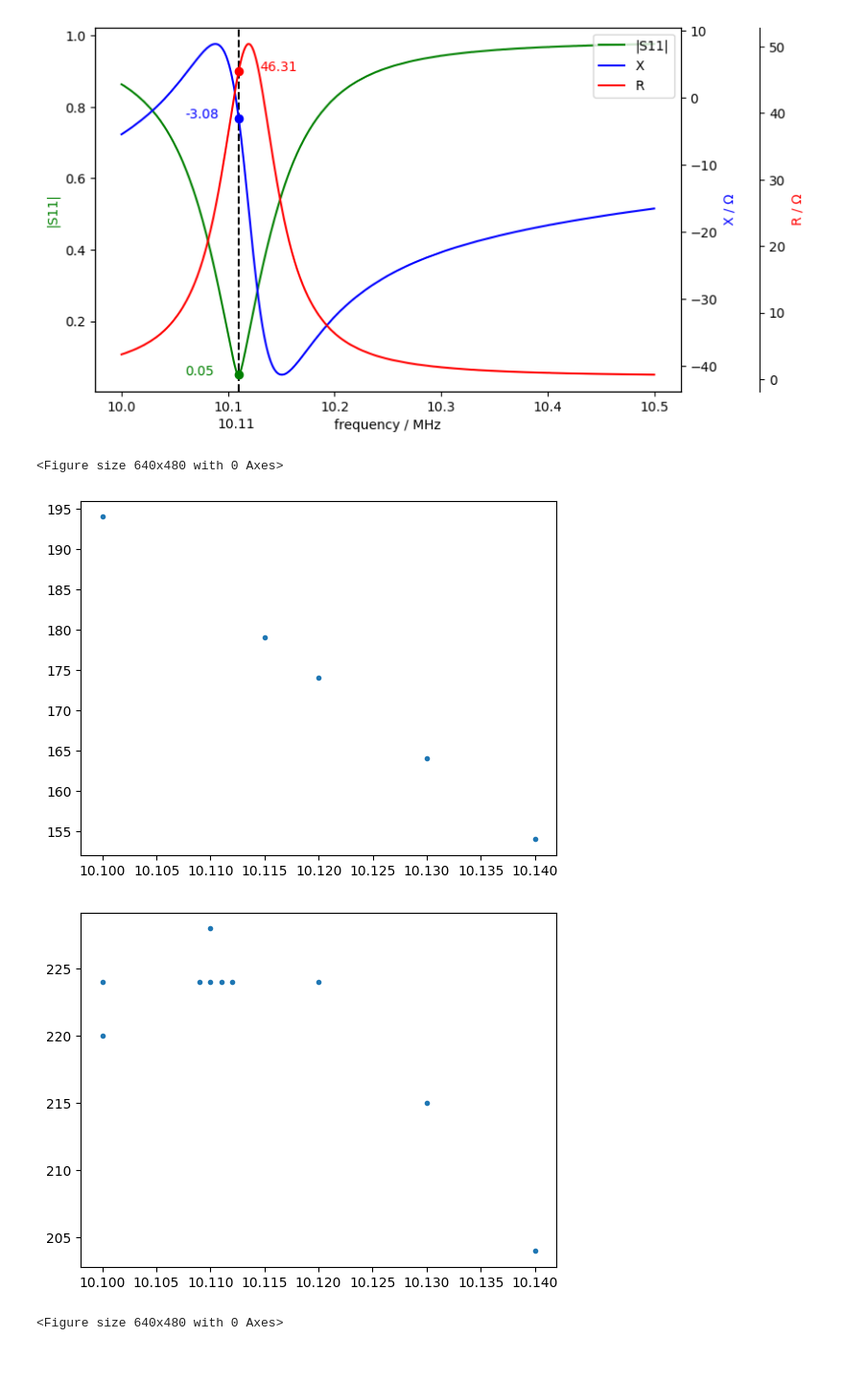
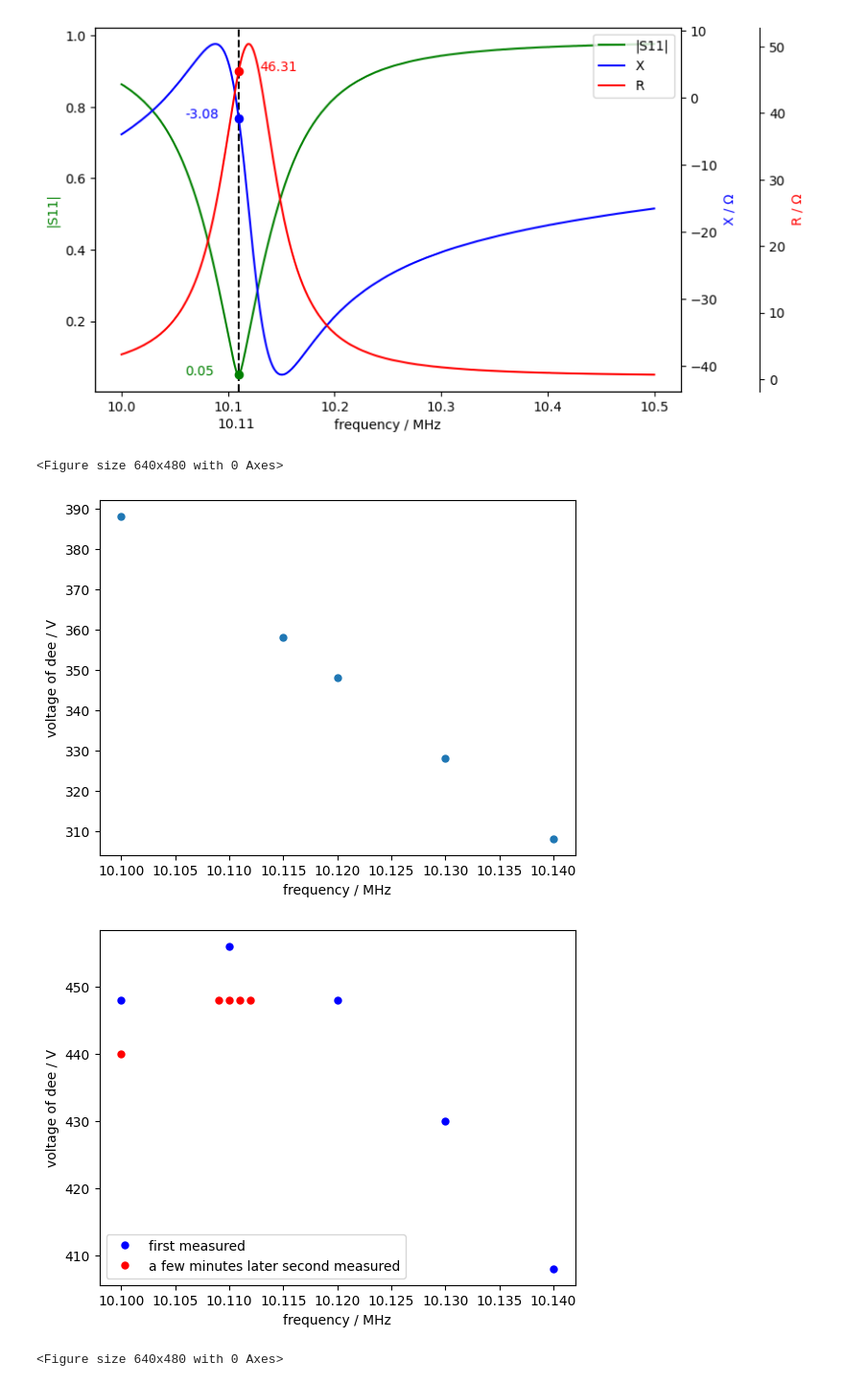
Before and after one commit to tyaxm/cyclotron, a Jupyter notebook: src/honban.ipynb, the cells around one changed output. Shown at 96% size. Drawn from its saved outputs; the diff is of its cells as text; code cells hidden in the pictures; blank space fills up the shorter version.

```diff
--- a/src/honban.ipynb
+++ b/src/honban.ipynb
@@ -90,18 +93,24 @@ plt.show()
 # %%
 freq1 = np.array([10.1,10.12,10.13,10.14,10.115])
 vol1 = np.array([194,174,164,154,179]) * 2
 freq2 = np.array([10.1,10.11,10.12,10.13,10.14,10.111,10.112,10.109,10.110,10.10])
 vol2=np.array([224,228,224,215,204,224,224,224,224,220]) * 2
-plt.plot(freq1, vol1,'.')
+plt.plot(freq1, vol1,'.',markersize=10)
 plt.xlabel("frequency / MHz")
 plt.ylabel("voltage of dee / V")
 plt.figure()
 
-plt.plot(freq2, vol2,'.')
+# 前半
+plt.plot(freq2[:5], vol2[:5], '.', color='blue', label='first measured',markersize=10)
+
+# 後半
+plt.plot(freq2[5:], vol2[5:], '.', color='red',label='a few minutes later second measured',markersize=10)
 plt.xlabel("frequency / MHz")
+plt.ylabel("voltage of dee / V")
+plt.legend()
 plt.figure()
 # %% [output]
 <Figure size 640x480 with 0 Axes>
-[figure, old version]
+[figure, new version]
-[figure, old version]
+[figure, new version]
 <Figure size 640x480 with 0 Axes>
```
Also changed, not shown: parts of 1 cell of this notebook.
